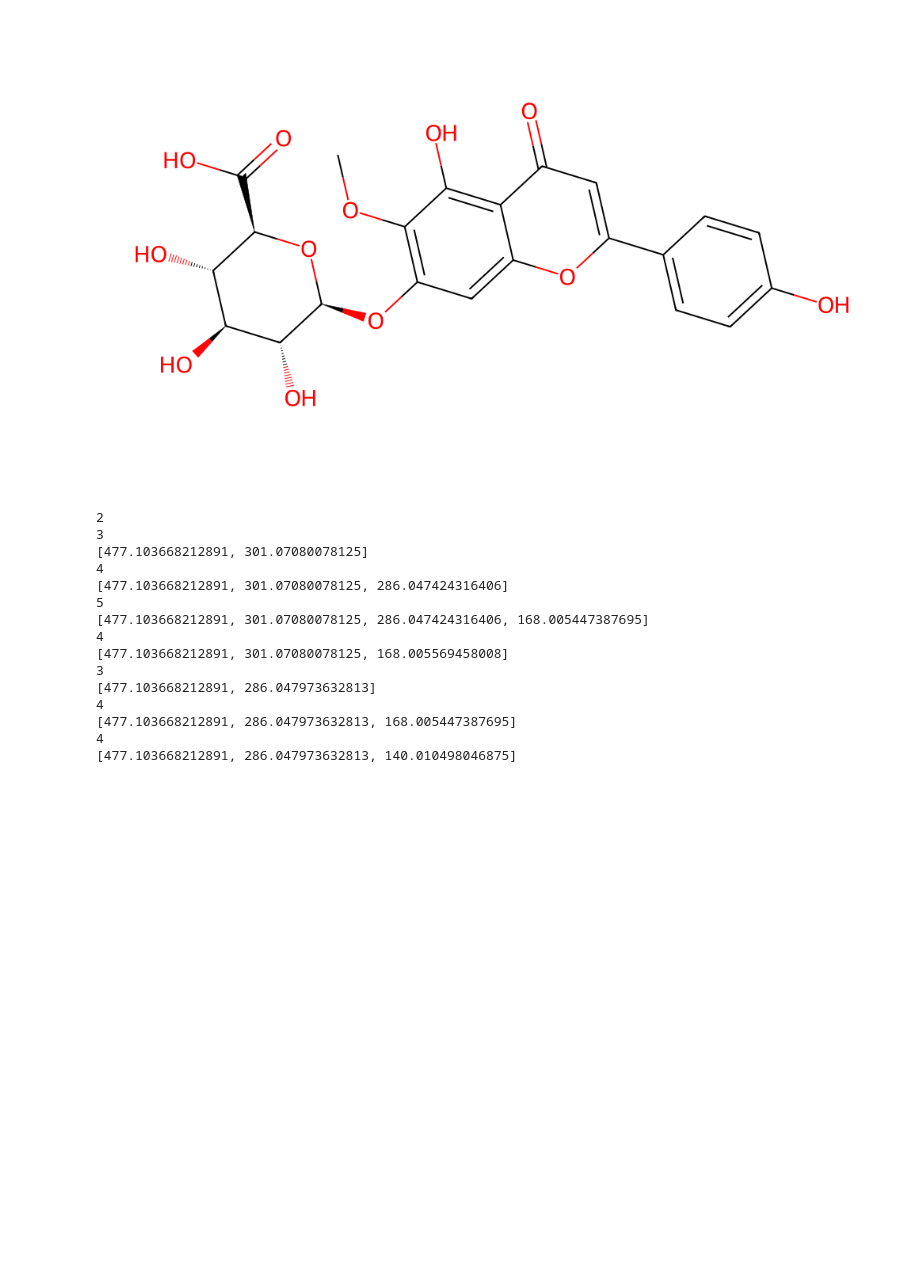
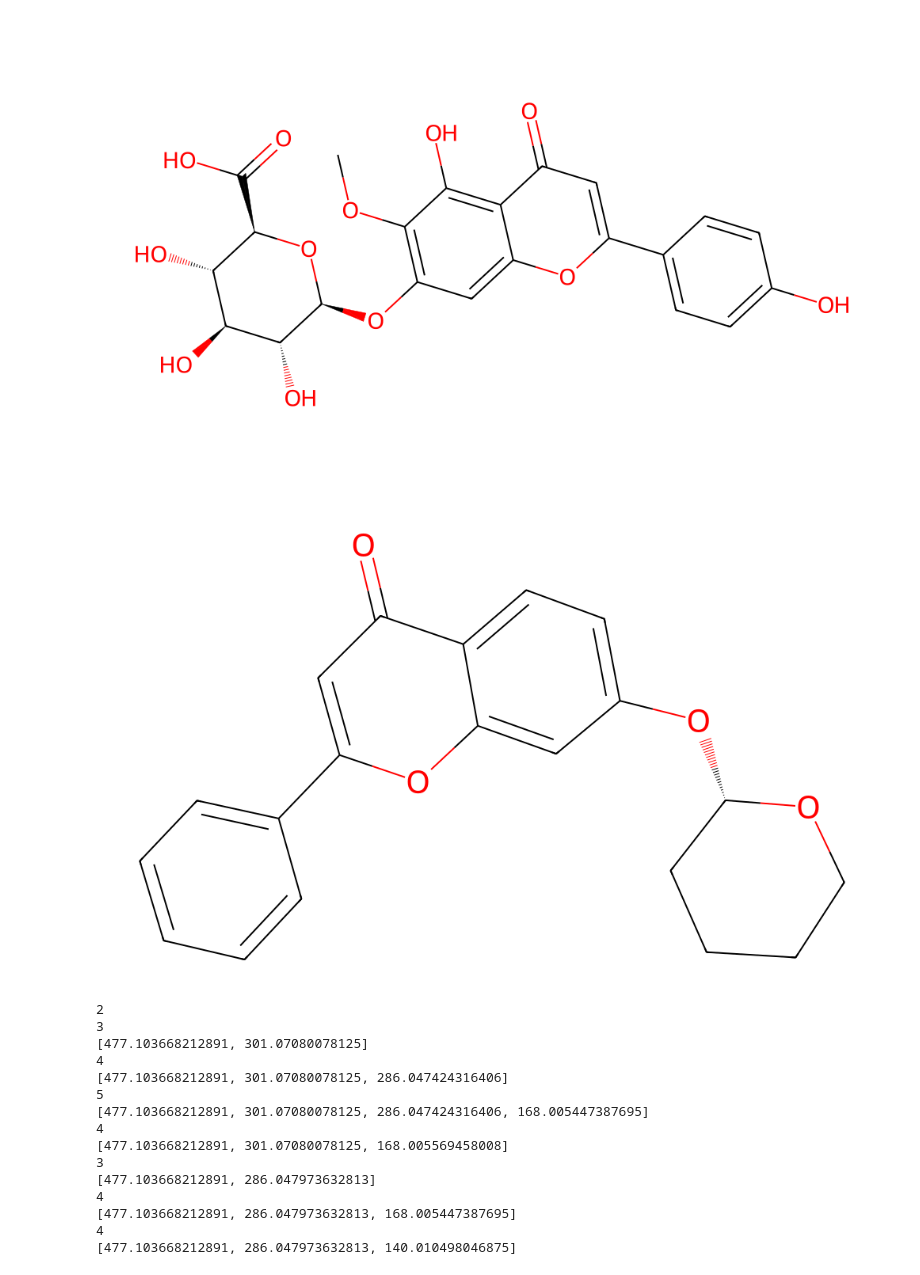
Before and after one commit to Quicken90905/MassSpecGym, a Jupyter notebook: notebooks/MSn/visualisation.ipynb, the cells around one changed output. Saved outputs shown, nothing was run; the diff lists cells and outputs as text; code cells hidden in the pictures; blank space fills up the shorter version.

```diff
--- a/notebooks/MSn/visualisation.ipynb
+++ b/notebooks/MSn/visualisation.ipynb
@@ -21,6 +21,15 @@ img = Chem.Draw.MolToImage(mol, size=(1000, 600))
 img
 # %% [output]
 [figure]
+# %%
+scaff_smi = smiles_to_scaffold(msn_dataset.smiles[28])
+scaff_mol = Chem.MolFromSmiles(scaff_smi)
+Chem.rdDepictor.Compute2DCoords(scaff_mol)
+Chem.AllChem.MMFFOptimizeMolecule(scaff_mol, maxIters=200)
+scaff_img = Chem.Draw.MolToImage(scaff_mol, size=(1000, 600))
+scaff_img
+# %% [output]
+[figure, added]
 # %%
 is_included = []
 msn_spectra = np.array(msn_dataset.spectra)
```
Also changed, not shown: parts of 1 cell of this notebook.
